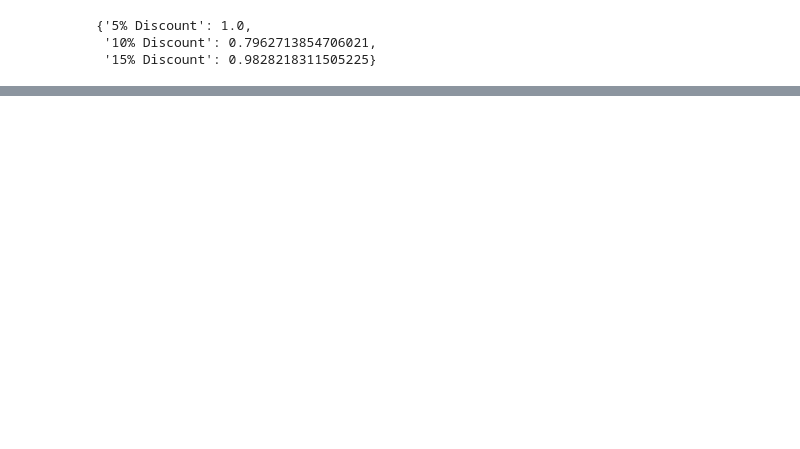
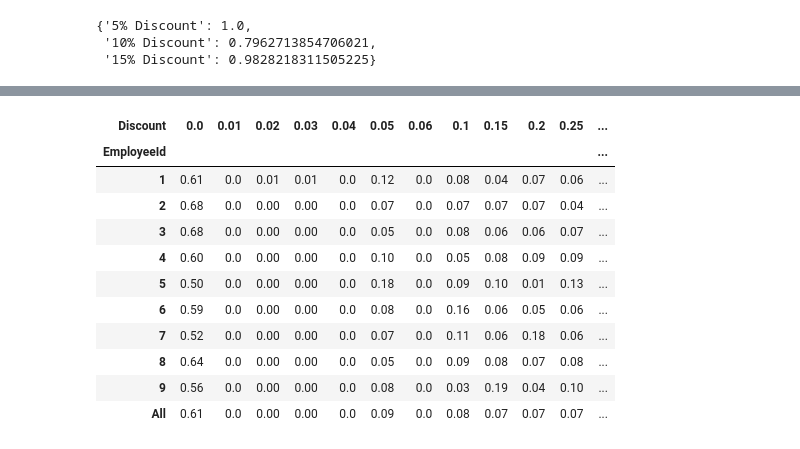
Before and after one commit to rab175/dsc-mod-3-project-online-ds-pt-071519, a Jupyter notebook: Mod3_Project.ipynb, the cells around one changed output, grey strips where cells are left out. Cells and saved outputs as stored; diff of their text form; code cells hidden in the pictures; blank space fills up the shorter version.

```diff
--- a/Mod3_Project.ipynb
+++ b/Mod3_Project.ipynb
@@ -1430,0 +1548,25 @@ revenue_powers
+# %%
+# create a pivot table that counts discount instances by employee
+dis_counts = df2.pivot_table(values='OrderId',
+                             index='EmployeeId',
+                             columns='Discount',
+                             aggfunc= np.count_nonzero,
+                             margins=True,
+                             fill_value=0)
+
+# create a pivot table with the rates each employee uses each discount rate
+dis_count2 = round(dis_counts.div(dis_counts.iloc[:,-1], axis=0 ), 2)
+dis_count2
+# %% [output]
+| Discount | 0.0 | 0.01 | 0.02 | 0.03 | 0.04 | 0.05 | 0.06 | 0.1 | 0.15 | 0.2 | 0.25 | ... |
+| EmployeeId |  |  |  |  |  |  |  |  |  |  |  | ... |
+| 1 | 0.61 | 0.0 | 0.01 | 0.01 | 0.0 | 0.12 | 0.0 | 0.08 | 0.04 | 0.07 | 0.06 | ... |
+| 2 | 0.68 | 0.0 | 0.00 | 0.00 | 0.0 | 0.07 | 0.0 | 0.07 | 0.07 | 0.07 | 0.04 | ... |
+| 3 | 0.68 | 0.0 | 0.00 | 0.00 | 0.0 | 0.05 | 0.0 | 0.08 | 0.06 | 0.06 | 0.07 | ... |
+| 4 | 0.60 | 0.0 | 0.00 | 0.00 | 0.0 | 0.10 | 0.0 | 0.05 | 0.08 | 0.09 | 0.09 | ... |
+| 5 | 0.50 | 0.0 | 0.00 | 0.00 | 0.0 | 0.18 | 0.0 | 0.09 | 0.10 | 0.01 | 0.13 | ... |
+| 6 | 0.59 | 0.0 | 0.00 | 0.00 | 0.0 | 0.08 | 0.0 | 0.16 | 0.06 | 0.05 | 0.06 | ... |
+| 7 | 0.52 | 0.0 | 0.00 | 0.00 | 0.0 | 0.07 | 0.0 | 0.11 | 0.06 | 0.18 | 0.06 | ... |
+| 8 | 0.64 | 0.0 | 0.00 | 0.00 | 0.0 | 0.05 | 0.0 | 0.09 | 0.08 | 0.07 | 0.08 | ... |
+| 9 | 0.56 | 0.0 | 0.00 | 0.00 | 0.0 | 0.08 | 0.0 | 0.03 | 0.19 | 0.04 | 0.10 | ... |
+| All | 0.61 | 0.0 | 0.00 | 0.00 | 0.0 | 0.09 | 0.0 | 0.08 | 0.07 | 0.07 | 0.07 | ... |
```
Also changed, not shown: parts of 23 cells of this notebook.
